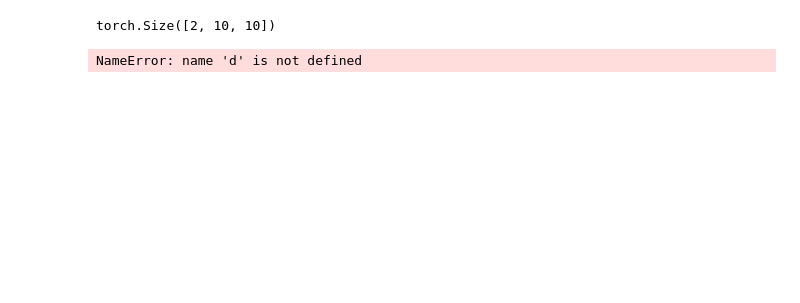
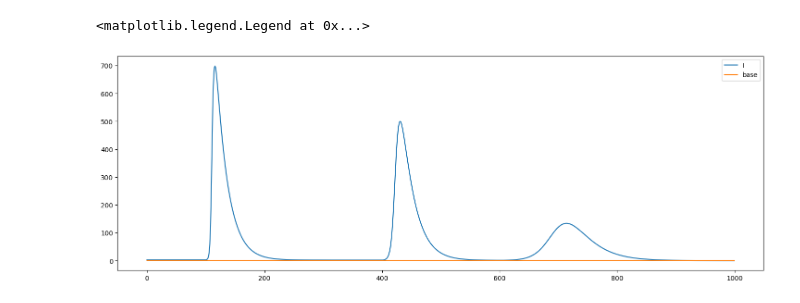
Before and after one commit to bizhili/Epi_fit, a Jupyter notebook: 10_1_epis_fit/script/test31.ipynb, the cells around one changed output. Drawn from its saved outputs; the diff is of its cells as text; code cells hidden in the pictures; blank space fills up the shorter version.

```diff
--- a/10_1_epis_fit/script/test31.ipynb
+++ b/10_1_epis_fit/script/test31.ipynb
@@ -69,43 +65,41 @@ tensor([[[  1.],
 stateHistory=[]
 staticSI=[]
 for i in range(timeHorizon):
+    cL= mySig(1000*(i-Ts))
+    cL= cL[..., None, None]
+    cL= cL*controlMask+controlI
+    cL= cL[None, :, None, ..., None]
+    Linear= linear*cL
     A= Linear.matmul(state[:, None, :, None, ...])
     Psts= torch.prod(A, dim=0)
-    Psts= Psts.squeeze(dim=-1)
+    Psts= Psts.squeeze()
     sumPsts= Psts.sum(dim= -2)+ 1e-8
     sumPsts= sumPsts[:, :, None, :]
     Psts= Psts/sumPsts
     #print(state[0, ...])
-    Psts2= Psts[:, :, 2, 1]
-    s= state[:, :, 1:2, 0]
-    i= state[:, :, 3:4, 0]
+    Psts2= Psts[:, :, 1, 0]
+    s= state[:, :, 0:1, 0]
+    i= state[:, :, 2:3, 0]
     s= s.permute(0, 2, 1)
-    iSum= i.sum(dim=1)#k*1
-    softSwitch= mySig((iSum-0.99)*1000)
     Temp= contact*i*s
-    Temp= Temp*softSwitch[..., None]
     Psts2= 1-Temp*Psts2 [..., None]
     # print(i[0, ...])
     # print(s[0, ...])
     Psts2= 1-torch.prod(Psts2, dim=-2)
-    Psts[:, :, 2, 1]= Psts2
-    Psts[:, :, 1, 1]= 1- Psts2
-    Psts[:, :, 4, 3]= Psts[:, :, 4, 3]*(softSwitch)
-    Psts[:, :, 3, 3]= 1-Psts[:, :, 4, 3]
-
+    Psts[:, :, 1, 0]= Psts2
+    Psts[:, :, 0, 0]= 1- Psts2
     #print(Psts[0])
-    #print(state.shape)
-    #state= state.squeeze(dim=-1)
-    state= Psts.matmul(state)
+    state= state.squeeze()
+    state= Psts.matmul(state[..., None])
     #print(state[0])
     stateHistory.append(state.sum(dim=1))
-    prob0= 1-state[0, :, 0, 0]
-    #prob1= 1-state[1, :, 2, 0]
-    #prob2= 1-state[2, :, 2, 0]
-    statisticI= 1-prob0
+    prob0= 1-state[0, :, 2, 0]
+    prob1= 1-state[1, :, 2, 0]
+    prob2= 1-state[2, :, 2, 0]
+    statisticI= 1-prob0*prob1*prob2
     staticSI.append(statisticI.sum().item())
     #prob1= 1-stateHistoryPlot[:, 0, 1, 0]
     #prob2= 1-stateHistoryPlot[:, 0, 2, 0]
-
 stateHistory= torch.stack(stateHistory)
 stateHistoryPlot= stateHistory.cpu().detach()
+print(state.shape)
@@ -191,14 +131,8 @@ print(d.shape)
-# %%
-contact= torch.randn(10, 10)
-i= torch.rand(2, 1, 10)
-s= torch.rand(2, 1, 10)
-m= contact*i*s
-print(m.shape)
-m= m[:, None, None, ...]
-m= m*d
-m= torch.prod(m, dim=-1)
-print(m.shape)
-print(m[0, :, :, 0])
-# %% [output]
-torch.Size([2, 10, 10])
-NameError: name 'd' is not defined
+# %%
+plt.figure(figsize=(18,6))
+plt.plot(staticSI, label="I")
+plt.plot([1.001]*1000, label="base")
+plt.legend()
+# %% [output]
+<matplotlib.legend.Legend at 0x...>
+[figure, added]
```
Also changed, not shown: parts of 10 cells of this notebook, 1 other file.
